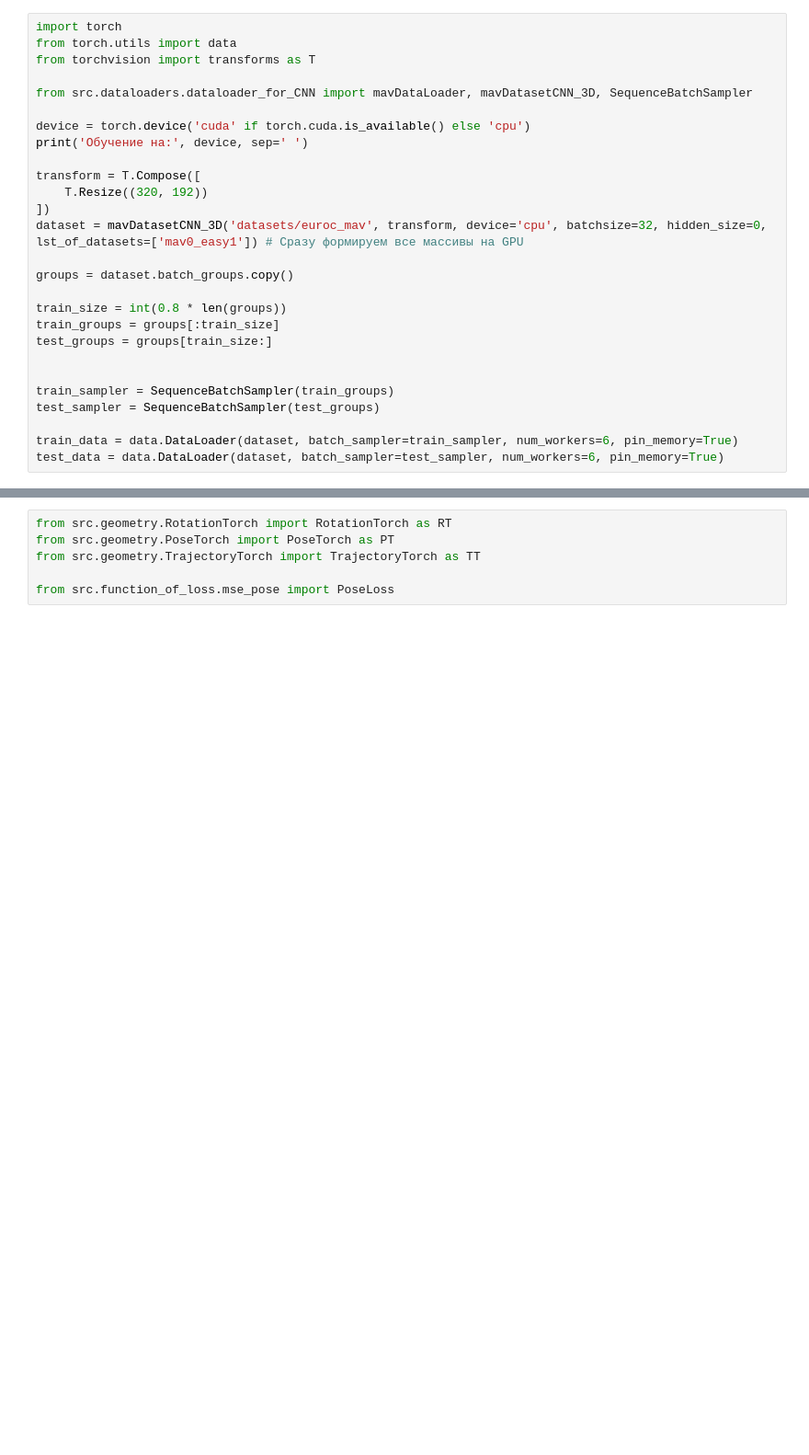
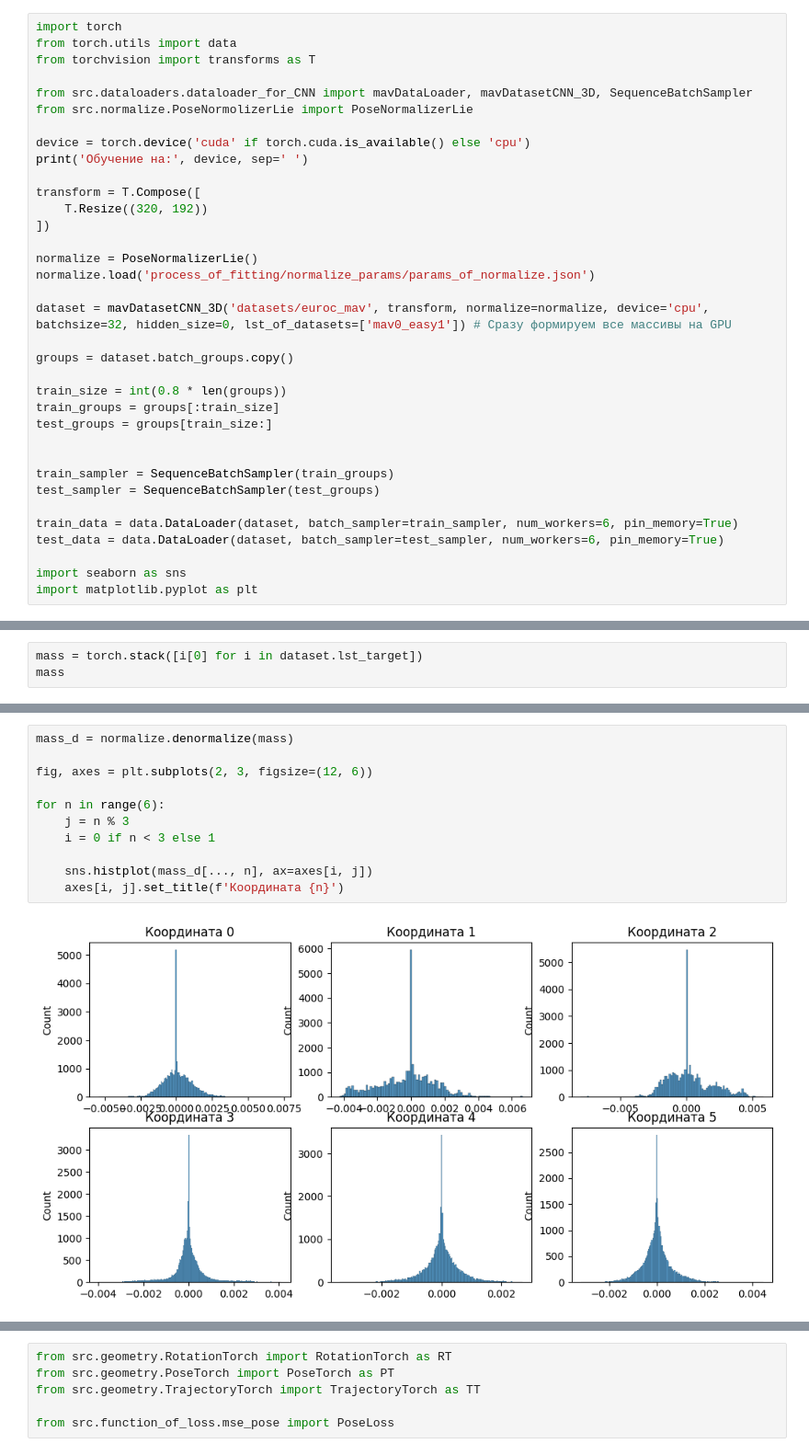
Before and after one commit to AbsltRaDu/VisualOdometryProject, a Jupyter notebook: results.ipynb, the cells around one changed output, grey strips where cells are left out. Shown at 92% size. Drawn from its saved outputs; the diff is of its cells as text; blank space fills up the shorter version.

Commit message:
Дописал PoseNormalizeLie

```diff
--- a/results.ipynb
+++ b/results.ipynb
@@ -4,6 +4,7 @@ from torch.utils import data
 from torchvision import transforms as T
 
 from src.dataloaders.dataloader_for_CNN import mavDataLoader, mavDatasetCNN_3D, SequenceBatchSampler
+from src.normalize.PoseNormolizerLie import PoseNormalizerLie
 
 device = torch.device('cuda' if torch.cuda.is_available() else 'cpu')
 print('Обучение на:', device, sep=' ')
@@ -11,7 +12,11 @@ print('Обучение на:', device, sep=' ')
 transform = T.Compose([
     T.Resize((320, 192))
 ])
-dataset = mavDatasetCNN_3D('datasets/euroc_mav', transform, device='cpu', batchsize=32, hidden_size=0, lst_of_datasets=['mav0_easy1']) # Сразу формируем все массивы на GPU
+
+normalize = PoseNormalizerLie()
+normalize.load('process_of_fitting/normalize_params/params_of_normalize.json')
+
+dataset = mavDatasetCNN_3D('datasets/euroc_mav', transform, normalize=normalize, device='cpu', batchsize=32, hidden_size=0, lst_of_datasets=['mav0_easy1']) # Сразу формируем все массивы на GPU
 
 groups = dataset.batch_groups.copy()
 
@@ -25,4 +30,7 @@ test_sampler = SequenceBatchSampler(test_groups)
 
 train_data = data.DataLoader(dataset, batch_sampler=train_sampler, num_workers=6, pin_memory=True)
 test_data = data.DataLoader(dataset, batch_sampler=test_sampler, num_workers=6, pin_memory=True)
+
+import seaborn as sns
+import matplotlib.pyplot as plt
 # %% [output]
@@ -37,0 +40,3 @@ len(test_data)
+# %%
+mass = torch.stack([i[0] for i in dataset.lst_target])
+mass
@@ -37,0 +54,13 @@ len(test_data)
+# %%
+mass_d = normalize.denormalize(mass)
+
+fig, axes = plt.subplots(2, 3, figsize=(12, 6))
+
+for n in range(6):
+    j = n % 3
+    i = 0 if n < 3 else 1
+
+    sns.histplot(mass_d[..., n], ax=axes[i, j])
+    axes[i, j].set_title(f'Координата {n}')
+# %% [output]
+[figure, added]
```
Also changed, not shown: parts of 17 cells of this notebook, 4 other files.
